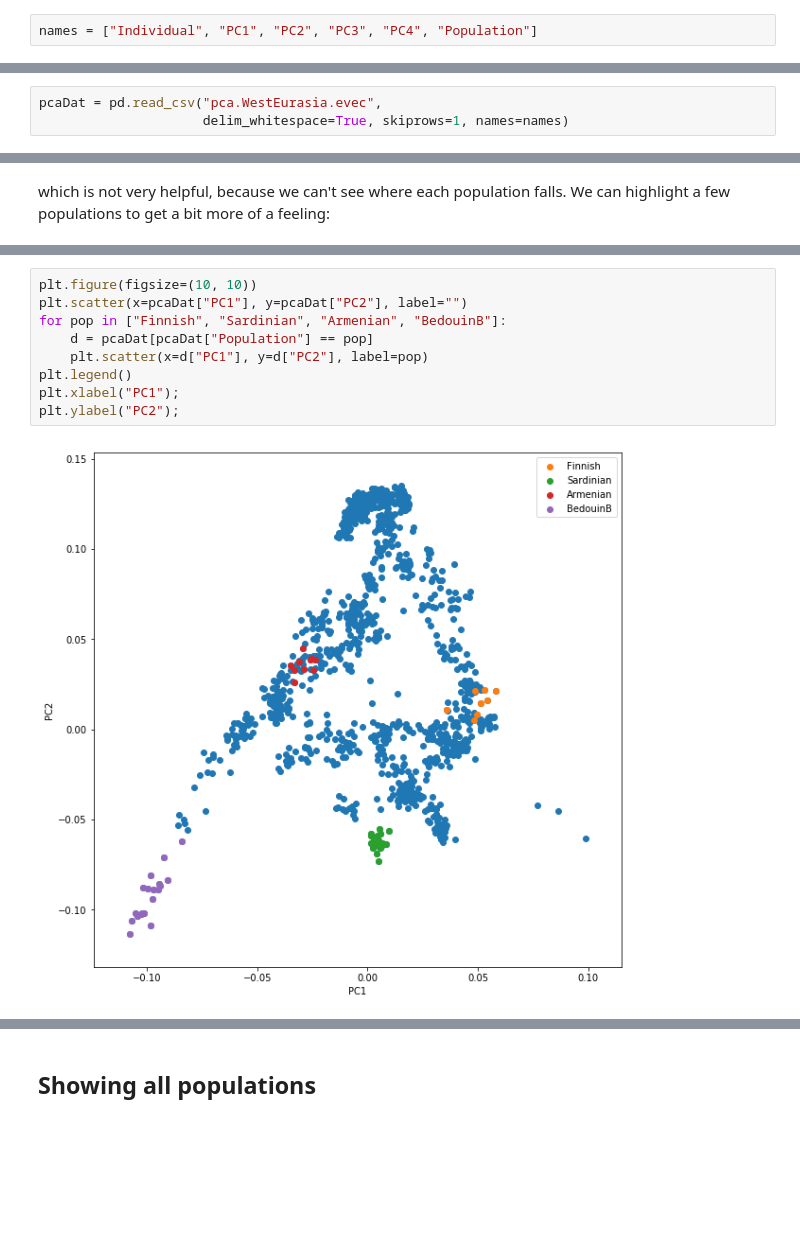
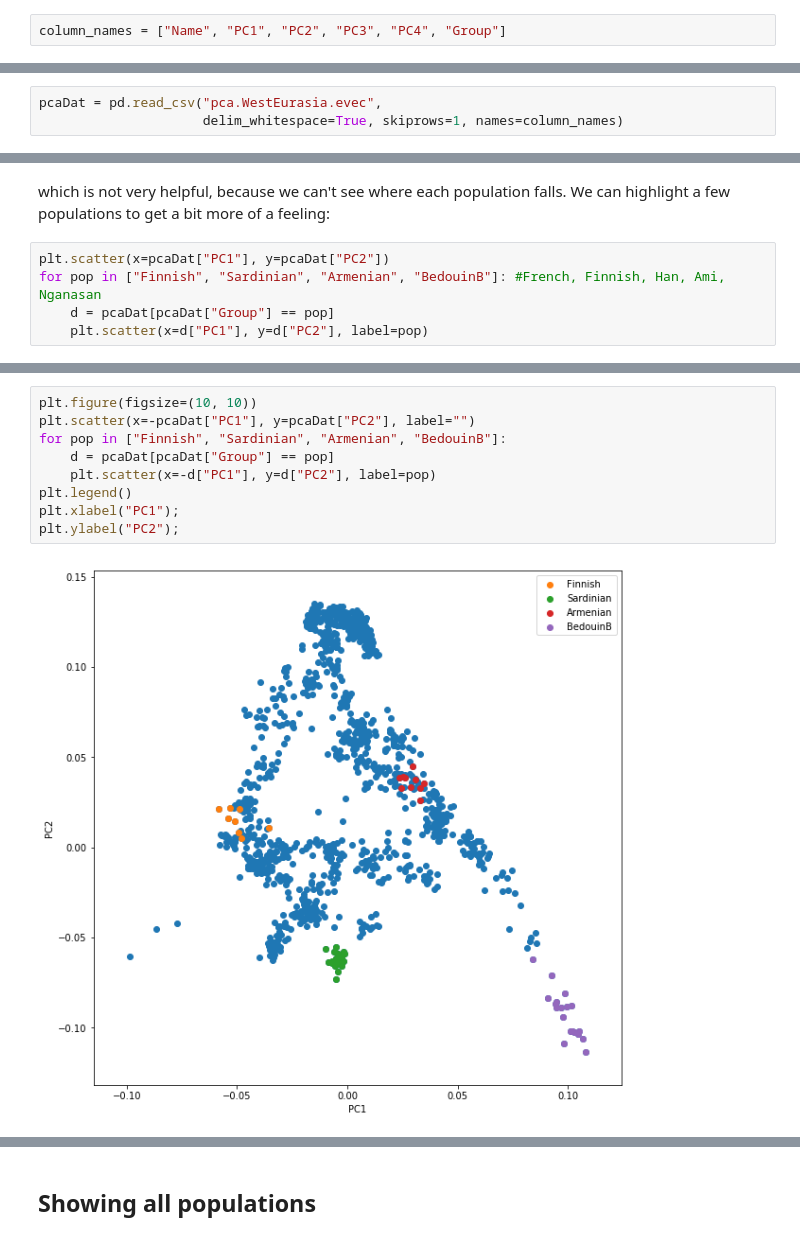
Before and after one commit to Schiffels-Popgen/popgen_course, a Jupyter notebook: 04_pynb_plotting_pca.ipynb, the cells around one changed output, grey strips where cells are left out. Cells and saved outputs as stored; diff of their text form; blank space fills up the shorter version.

```diff
--- a/04_pynb_plotting_pca.ipynb
+++ b/04_pynb_plotting_pca.ipynb
@@ -26,4 +43,4 @@ Let's have a look at the main results file from ``smartpca``:
 # %% [markdown]
 The first row contains the eigenvalues for the first 4 principal components (PCs), and all further rows contain the PC coordinates for each individual. The first column contains the name of each individual, the last row the population. To load this dataset with python, we use the pandas_ package, which facilitates working with data in python. To load data using pandas, we will use the `read_csv()` function. This function lets you define column headers, which we have to define first:
 # %%
-names = ["Individual", "PC1", "PC2", "PC3", "PC4", "Population"]
+column_names = ["Name", "PC1", "PC2", "PC3", "PC4", "Group"]
@@ -31,4 +52,4 @@ names = ["Individual", "PC1", "PC2", "PC3", "PC4", "Population"]
 We can then load the eigenVec file from the pca run:
 # %%
 pcaDat = pd.read_csv("pca.WestEurasia.evec",
-                     delim_whitespace=True, skiprows=1, names=names)
+                     delim_whitespace=True, skiprows=1, names=column_names)
@@ -66,3 +95,8 @@ plt.ylabel("PC2");
 [figure]
 # %% [markdown]
 which is not very helpful, because we can't see where each population falls. We can highlight a few populations to get a bit more of a feeling:
+# %%
+plt.scatter(x=pcaDat["PC1"], y=pcaDat["PC2"])
+for pop in ["Finnish", "Sardinian", "Armenian", "BedouinB"]: #French, Finnish, Han, Ami, Nganasan
+    d = pcaDat[pcaDat["Group"] == pop]
+    plt.scatter(x=d["PC1"], y=d["PC2"], label=pop)
@@ -69,11 +105,11 @@ which is not very helpful, because we can't see where each population falls. We
 # %%
 plt.figure(figsize=(10, 10))
-plt.scatter(x=pcaDat["PC1"], y=pcaDat["PC2"], label="")
+plt.scatter(x=-pcaDat["PC1"], y=pcaDat["PC2"], label="")
 for pop in ["Finnish", "Sardinian", "Armenian", "BedouinB"]:
-    d = pcaDat[pcaDat["Population"] == pop]
-    plt.scatter(x=d["PC1"], y=d["PC2"], label=pop)
+    d = pcaDat[pcaDat["Group"] == pop]
+    plt.scatter(x=-d["PC1"], y=d["PC2"], label=pop)
 plt.legend()
 plt.xlabel("PC1");
 plt.ylabel("PC2");
 # %% [output]
-[figure, old version]
+[figure, new version]
```
Also changed, not shown: parts of 12 cells of this notebook, 14 other files.
